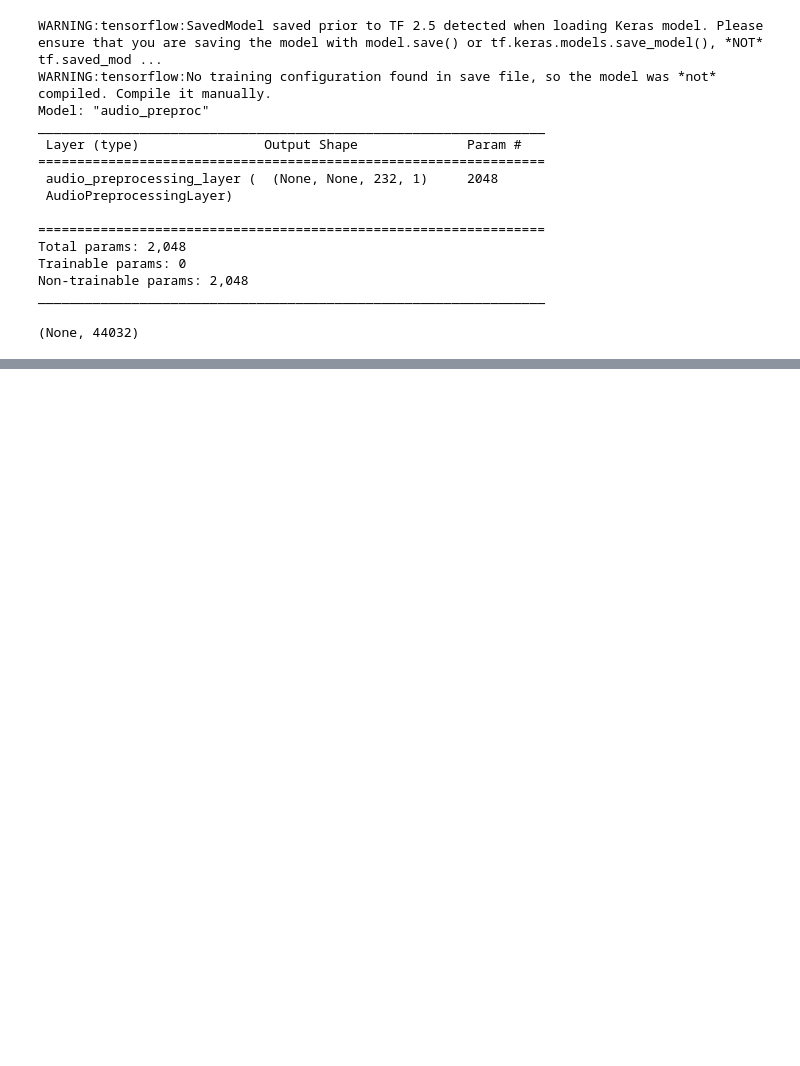
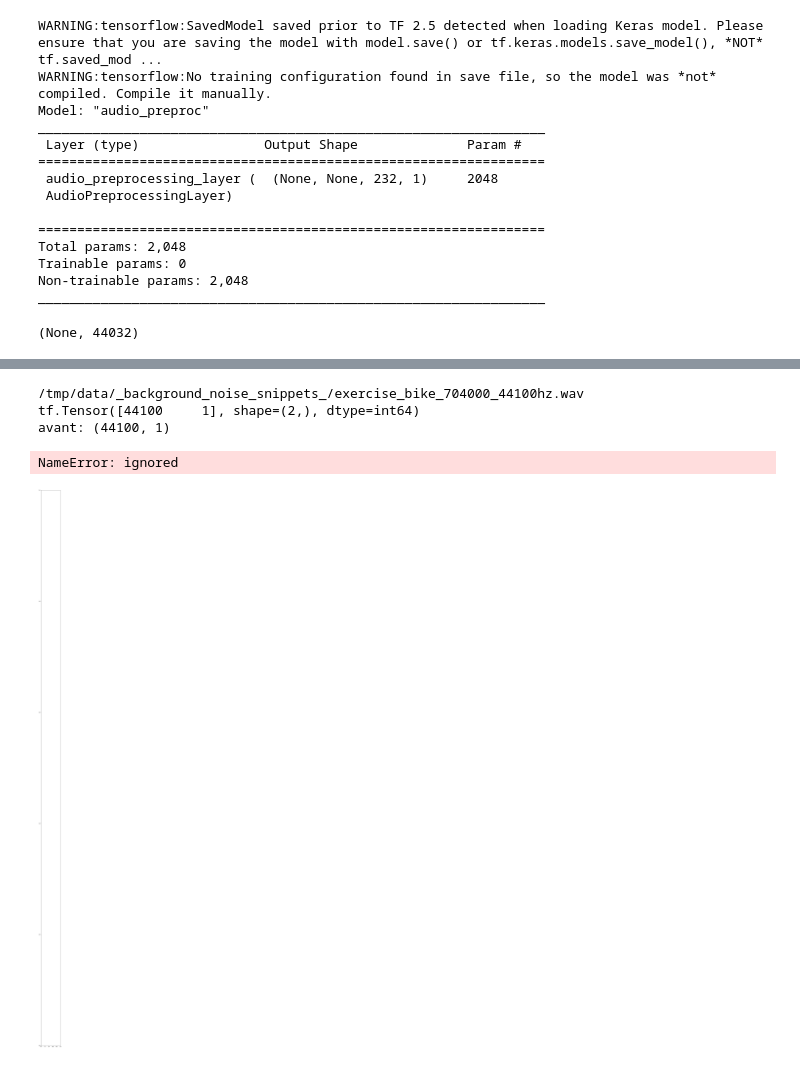
Before and after one commit to JulienGremillot/du_coup, a Jupyter notebook: du_coup_tfjs.ipynb, the cells around one changed output, grey strips where cells are left out. Drawn from its saved outputs; the diff is of its cells as text; code cells hidden in the pictures; blank space fills up the shorter version.

```diff
--- a/du_coup_tfjs.ipynb
+++ b/du_coup_tfjs.ipynb
@@ -276,0 +618,49 @@ Found 186 examples for class du_coup
+# %%
+fig = plt.figure(figsize=(40, 100))
+num_spectrograms_to_show = 10
+for i in range(num_spectrograms_to_show):
+  ax = fig.add_subplot(1, num_spectrograms_to_show, i + 1)
+  f = input_wav_paths[i]
+  print(f)
+  wav = read_wav(f)
+
+  audio = tfio.audio.AudioIOTensor(f)
+  print(audio.shape)
+  audio_slice = audio.to_tensor()
+  print('avant:', audio_slice.shape)
+  audio_tensor = tf.squeeze(audio_slice, axis=[-1])
+  tensor = tf.cast(audio_tensor, tf.float32) # / 32768.0
+  from IPython.display import Audio
+  waveform = get_noisy_sample(tensor)
+  print('tensor.shape:', tensor.shape)
+  print('waveform.shape:', waveform.shape)
+
+  #audio_binary = tf.io.read_file(f)
+  #waveform = decode_audio(audio_binary)
+  #waveform = get_center_sample(waveform)
+  waveform = tf.reshape(waveform, (1, len(waveform)))
+  print('waveform.reshape:', waveform.shape)
+  #waveform = tf.squeeze(waveform, axis=0)
+
+  cropped = tf.slice(waveform, begin=[0, 0], size=[1, EXPECTED_WAVEFORM_LEN])
+  s = tf.squeeze(preproc_model(cropped), axis=0)
+
+  #s = preproc_model(waveform)
+  print("s.shape =", s.shape)
+  #print(s[20])
+  #print(wav.shape, waveform.shape)
+  #filtered = filter_by_waveform_length(waveform, 'du coup')
+  #print(filtered)
+  #cropped = tf.slice(waveform, begin=[0, 0], size=[1, EXPECTED_WAVEFORM_LEN])
+  #print(cropped.shape)
+  #s = tf.squeeze(preproc_model(cropped), axis=0)
+  #s = get_spectrogram(wav, 'du coup')
+  #print(s.shape)
+  ax.set_title(f)
+  plt.imshow(np.flipud(np.squeeze(s, -1).T), aspect=0.2)
+# %% [output]
+/tmp/data/_background_noise_snippets_/exercise_bike_704000_44100hz.wav
+tf.Tensor([44100     1], shape=(2,), dtype=int64)
+avant: (44100, 1)
+NameError: ignored
+[figure, added]
```
Also changed, not shown: parts of 51 cells of this notebook.
